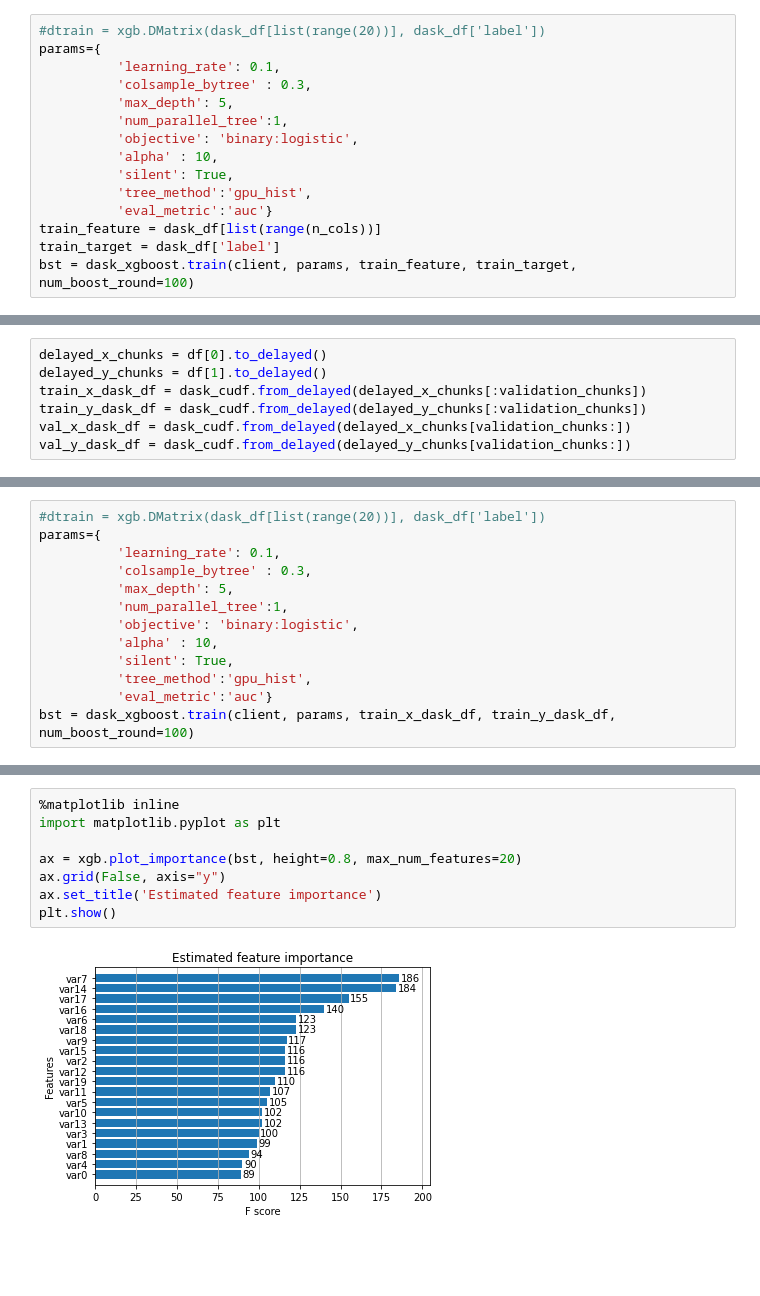
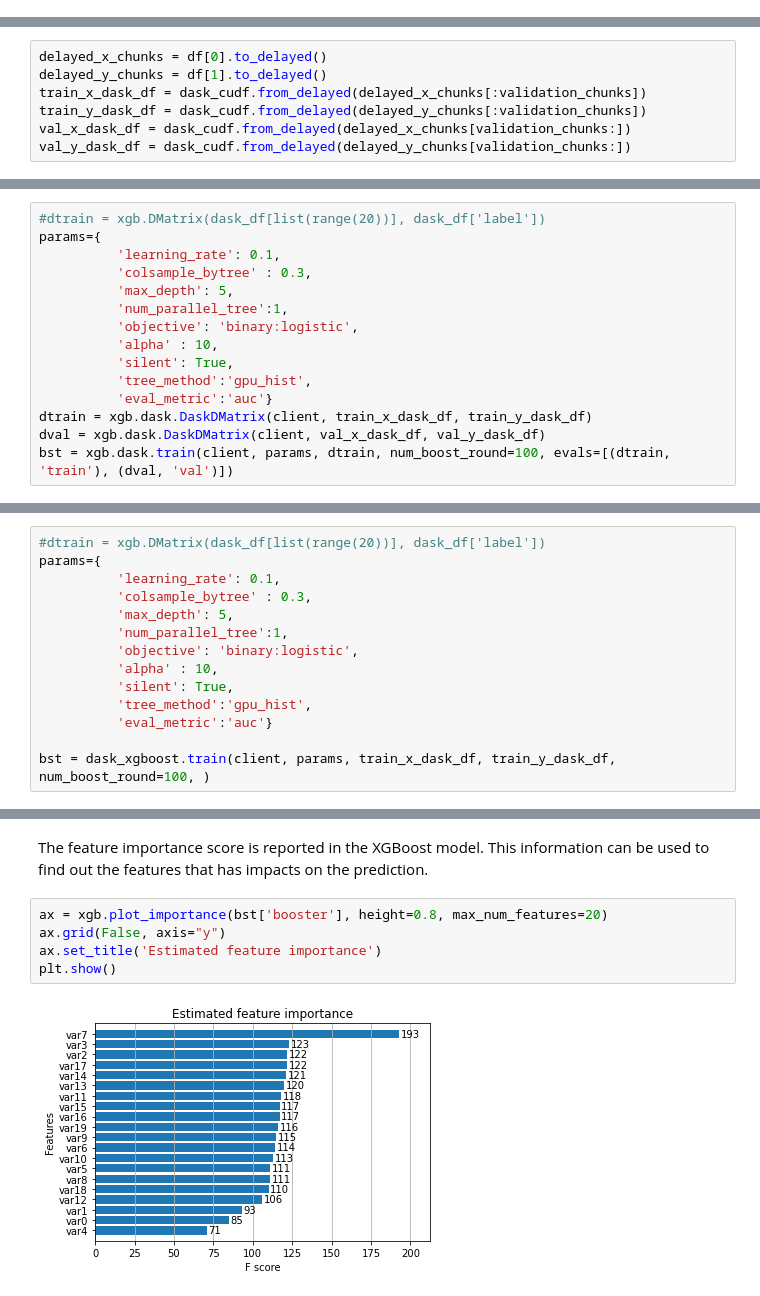
Before and after one commit to yidong72/XGBoostWorkshop, a Jupyter notebook: XGBoost.ipynb, the cells around one changed output, grey strips where cells are left out. Saved outputs shown, nothing was run; the diff lists cells and outputs as text; blank space fills up the shorter version.

```diff
--- a/XGBoost.ipynb
+++ b/XGBoost.ipynb
@@ -365,15 +371,0 @@ dask_df = dask_cudf.from_delayed(dfs)
-# %%
-#dtrain = xgb.DMatrix(dask_df[list(range(20))], dask_df['label'])
-params={
-          'learning_rate': 0.1,
-          'colsample_bytree' : 0.3,
-          'max_depth': 5,
-          'num_parallel_tree':1,
-          'objective': 'binary:logistic',
-          'alpha' : 10,
-          'silent': True,
-          'tree_method':'gpu_hist',
-          'eval_metric':'auc'}
-train_feature = dask_df[list(range(n_cols))]
-train_target = dask_df['label']
-bst = dask_xgboost.train(client, params, train_feature, train_target, num_boost_round=100)
@@ -433,0 +410,15 @@ len(train_x_dask_df), len(val_x_dask_df)
+# %%
+#dtrain = xgb.DMatrix(dask_df[list(range(20))], dask_df['label'])
+params={
+          'learning_rate': 0.1,
+          'colsample_bytree' : 0.3,
+          'max_depth': 5,
+          'num_parallel_tree':1,
+          'objective': 'binary:logistic',
+          'alpha' : 10,
+          'silent': True,
+          'tree_method':'gpu_hist',
+          'eval_metric':'auc'}
+dtrain = xgb.dask.DaskDMatrix(client, train_x_dask_df, train_y_dask_df)
+dval = xgb.dask.DaskDMatrix(client, val_x_dask_df, val_y_dask_df)
+bst = xgb.dask.train(client, params, dtrain, num_boost_round=100, evals=[(dtrain, 'train'), (dval, 'val')])
@@ -443,4 +472,5 @@ params={
           'silent': True,
           'tree_method':'gpu_hist',
           'eval_metric':'auc'}
-bst = dask_xgboost.train(client, params, train_x_dask_df, train_y_dask_df, num_boost_round=100)
+
+bst = dask_xgboost.train(client, params, train_x_dask_df, train_y_dask_df, num_boost_round=100, )
@@ -492,10 +524,9 @@ plt.show()
+# %% [markdown]
+The feature importance score is reported in the XGBoost model. This information can be used to find out the features that has impacts on the prediction.
 # %%
-%matplotlib inline
-import matplotlib.pyplot as plt
-
-ax = xgb.plot_importance(bst, height=0.8, max_num_features=20)
+ax = xgb.plot_importance(bst['booster'], height=0.8, max_num_features=20)
 ax.grid(False, axis="y")
 ax.set_title('Estimated feature importance')
 plt.show()
 # %% [output]
-[figure, old version]
+[figure, new version]
```
Also changed, not shown: parts of 34 cells of this notebook, 1 other file.
